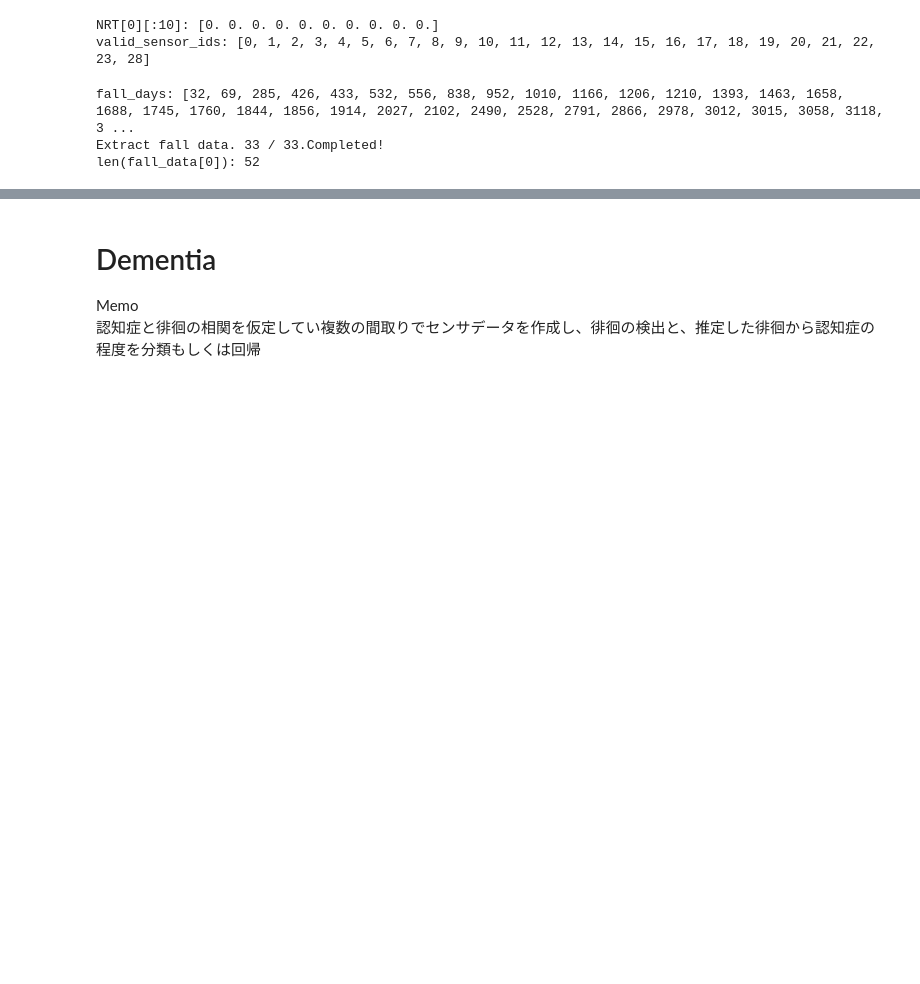
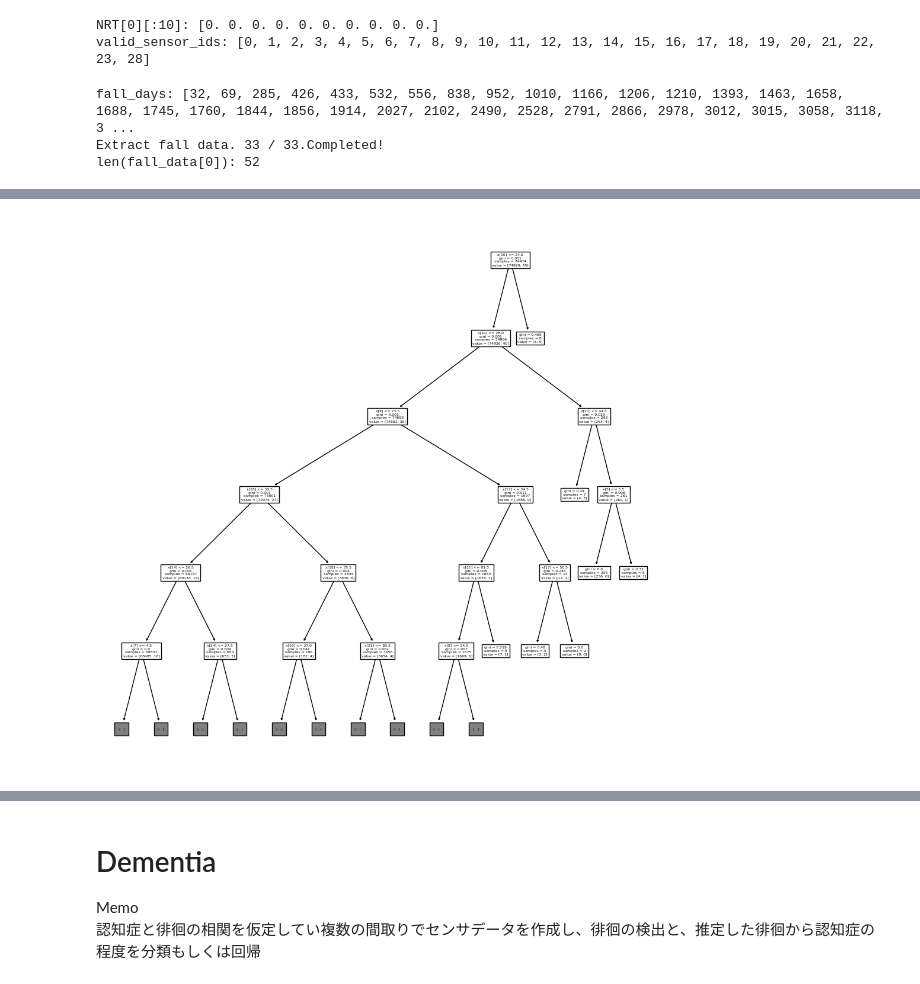
Before and after one commit to tanakai0/SensorDataSimulator, a Jupyter notebook: under_development.ipynb, the cells around one changed output, grey strips where cells are left out. Cells and saved outputs as stored; diff of their text form; code cells hidden in the pictures; blank space fills up the shorter version.

```diff
--- a/under_development.ipynb
+++ b/under_development.ipynb
@@ -2381,0 +2475,7 @@ len(fall_data[0]): 52
+# %%
+from sklearn import tree
+fig, ax = plt.subplots(figsize=(12, 12))  # whatever size you want
+tree.plot_tree(decision_tree, ax=ax, max_depth=5)
+plt.savefig(path / 'tree_high_dpi', dpi=200)
+# %% [output]
+[figure, added]
```
Also changed, not shown: parts of 6 cells of this notebook, 5 other files.
